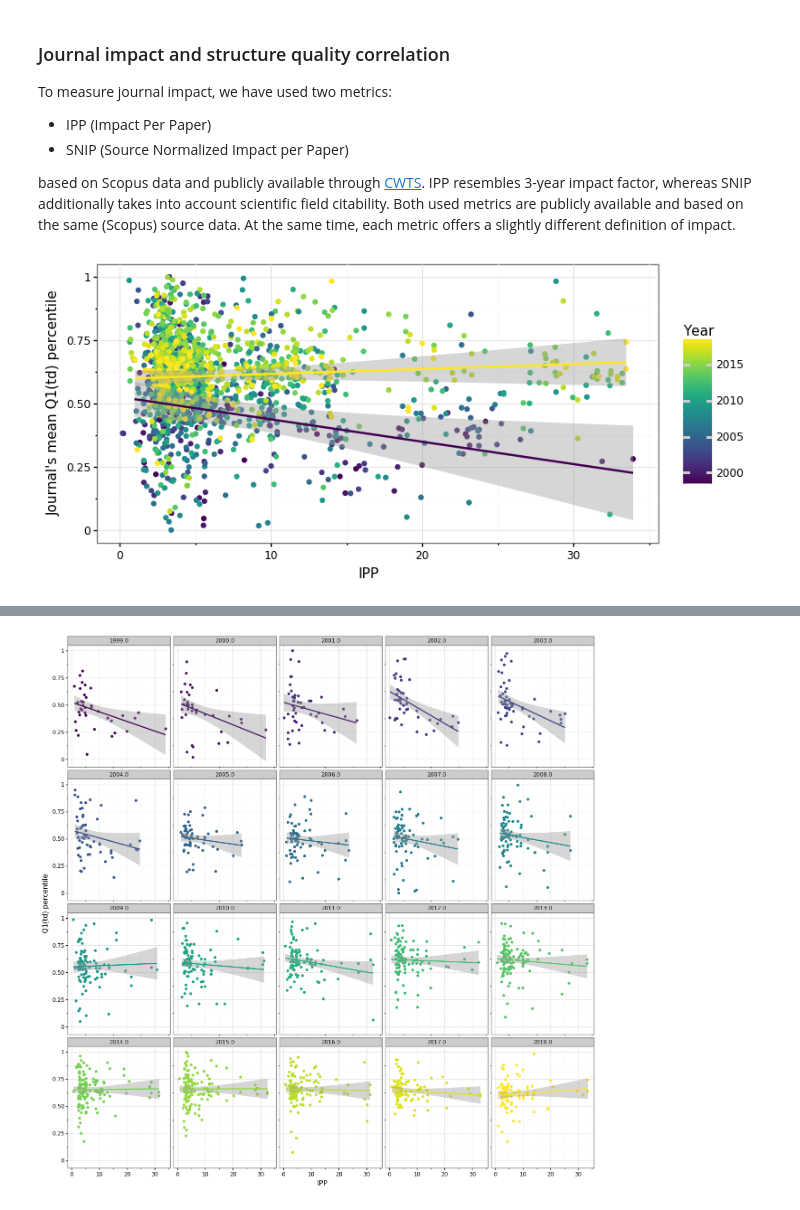
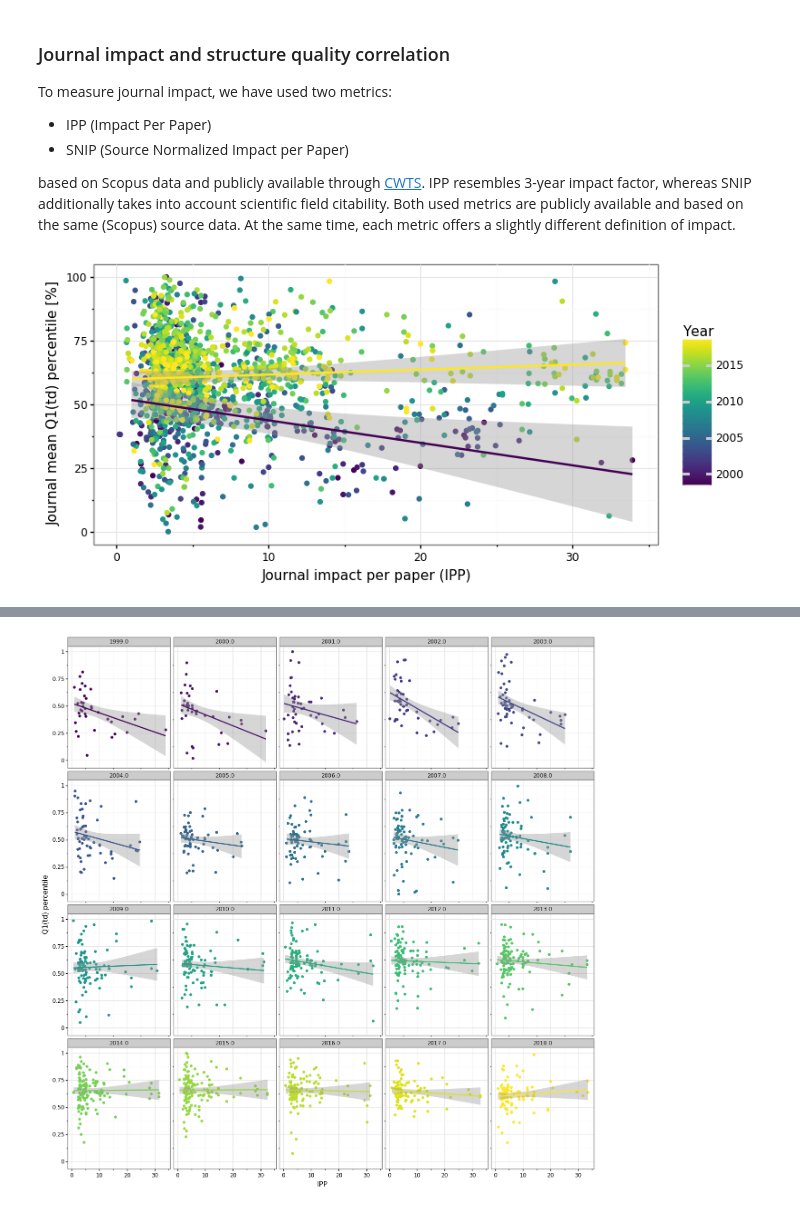
Before and after one commit to dabrze/pdb_structure_quality, a Jupyter notebook: PDB analysis.ipynb, the cells around one changed output, grey strips where cells are left out. Drawn from its saved outputs; the diff is of its cells as text; code cells hidden in the pictures.

```diff
--- a/PDB analysis.ipynb
+++ b/PDB analysis.ipynb
@@ -1033,20 +1038,22 @@ ranking_for_year = ranking_df.groupby(["Year", "Journal", "ISSN"], as_index=Fals
 r_issn_1 = ranking_for_year.merge(journal_metrics_df, left_on=["Year", "ISSN"], right_on=["Year", "Print ISSN"], how="inner")
 r_issn_2 = ranking_for_year.merge(journal_metrics_df, left_on=["Year", "ISSN"], right_on=["Year", "Electronic ISSN"], how="inner")
 ranking_for_year = pd.concat([r_issn_1, r_issn_2])
+ranking_for_year.loc[:, "Q1(td) percentile"] = ranking_for_year.loc[:, "Q1(td) percentile"] * 100
 # %%
 with warnings.catch_warnings():
     warnings.simplefilter("ignore")
     p = (ggplot(ranking_for_year, aes(x="IPP", y="Q1(td) percentile", color="Year")) +
      geom_point() +
      geom_smooth(data=ranking_for_year.loc[ranking_for_year.Year == 1999.0, :], method="lm") +
      geom_smooth(data=ranking_for_year.loc[ranking_for_year.Year == 2018.0, :], method="lm") +
      theme_bw() +
-     ylim(0,1) +
-     ylab("Journal's mean Q1(td) percentile") +
+     ylim(0,100) +
+     ylab("Journal mean Q1(td) percentile [%]") +
+     xlab("Journal impact per paper (IPP)") +
      scale_color_cmap("viridis") +
      theme(axis_text_x=element_text(colour="black"), axis_text_y=element_text(colour="black"))
     )
     p.save("results/images/journal_impact_vs_quality.svg")
     p.draw();
 # %% [output]
-[figure, old version]
+[figure, new version]
```
Also changed, not shown: parts of 9 cells of this notebook, 9 other files.
